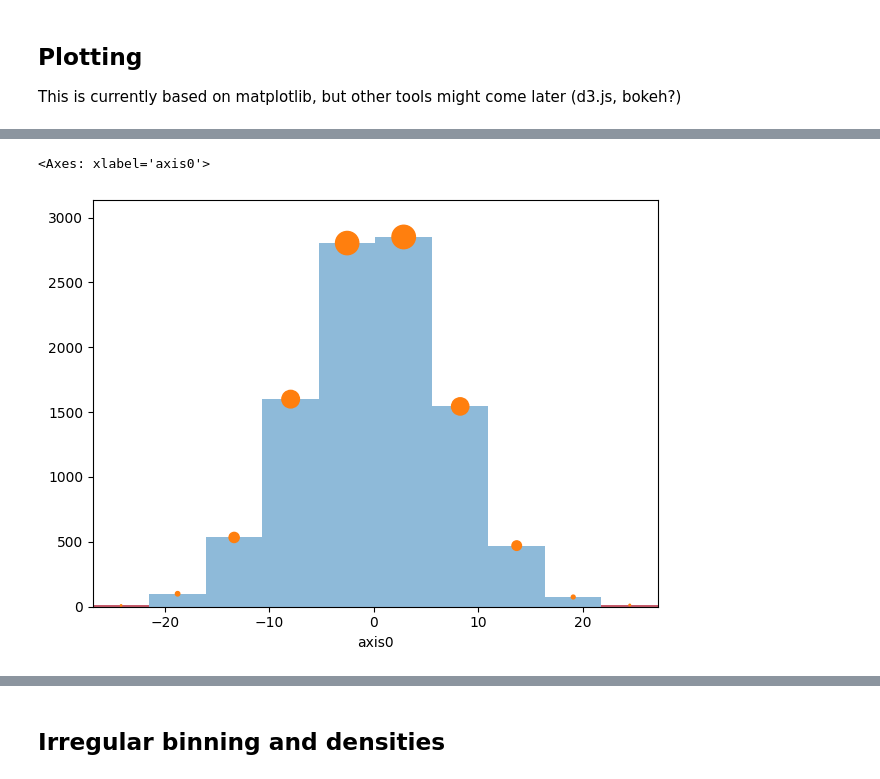
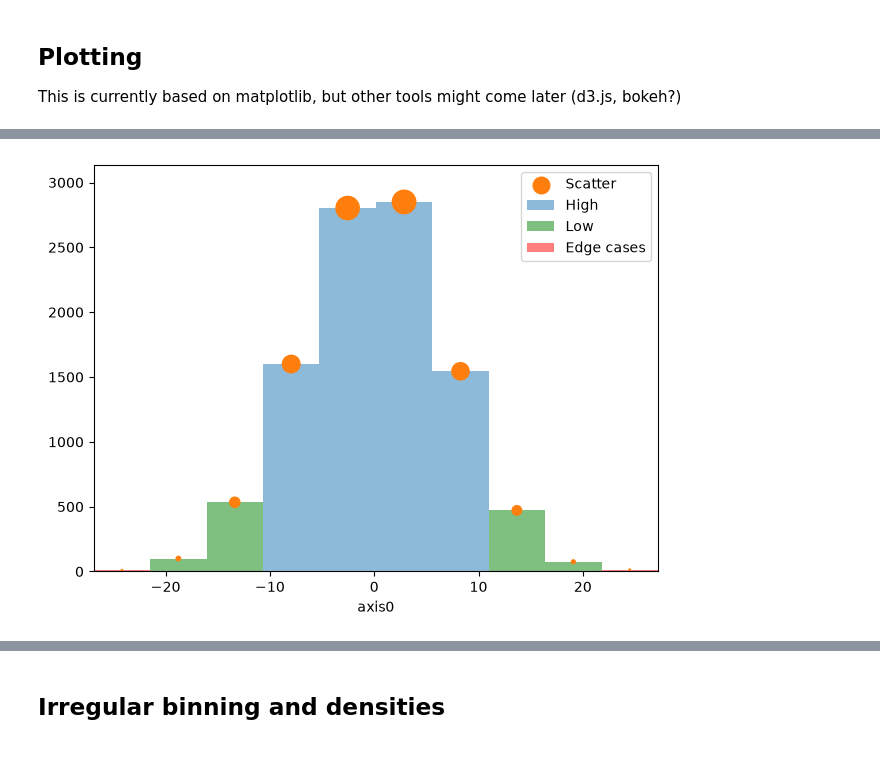
Before and after one commit to janpipek/physt, a Jupyter notebook: docs/tutorial.ipynb, the cells around one changed output, grey strips where cells are left out. Saved outputs shown, nothing was run; the diff lists cells and outputs as text; code cells hidden in the pictures.

```diff
--- a/docs/tutorial.ipynb
+++ b/docs/tutorial.ipynb
@@ -502,13 +500,12 @@ hist.plot(kind="step", lw=4)
 # %%
 # Plot different bins using different styles
-axis = hist[hist.frequencies > 5].plot(label="High", alpha=0.5)
-hist[1:-1][hist[1:-1].frequencies <= 5].plot(ax=axis, color="green", label="Low", alpha=0.5)
+axis = hist[hist.frequencies > 1000].plot(label="High", alpha=0.5)
+hist[1:-1][hist[1:-1].frequencies <= 1000].plot(ax=axis, color="green", label="Low", alpha=0.5)
 hist[[0, -1]].plot(ax=axis, color="red", label="Edge cases", alpha=0.5)
 hist.plot(kind="scatter", ax=axis, s=hist.frequencies / 10, label="Scatter")
-# axis.legend();     # Does not work - why?
+axis.legend();     # Does not work - why?
 # %% [output]
-<Axes: xlabel='axis0'>
-[figure, old version]
+[figure, new version]
 # %%
 # Bar plot with colormap (with logarithmic scale)
 ax = hist.plot(cmap="Reds_r", yscale="log", show_values=True);
```
Also changed, not shown: parts of 27 cells of this notebook, 14 other files.
